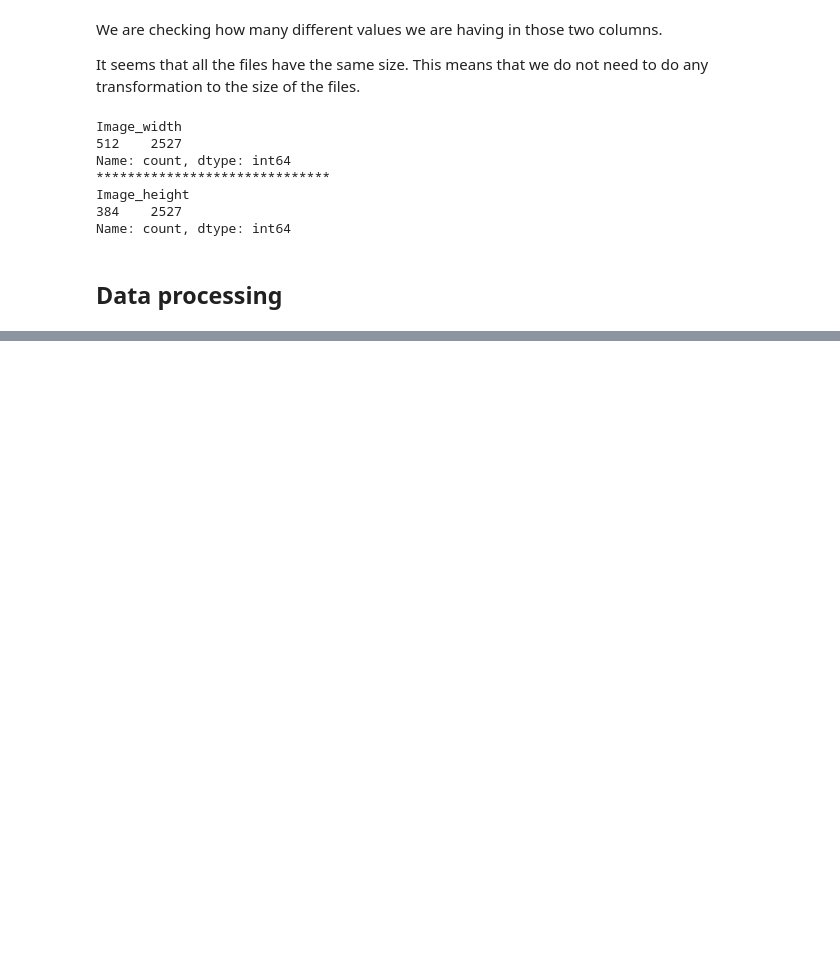
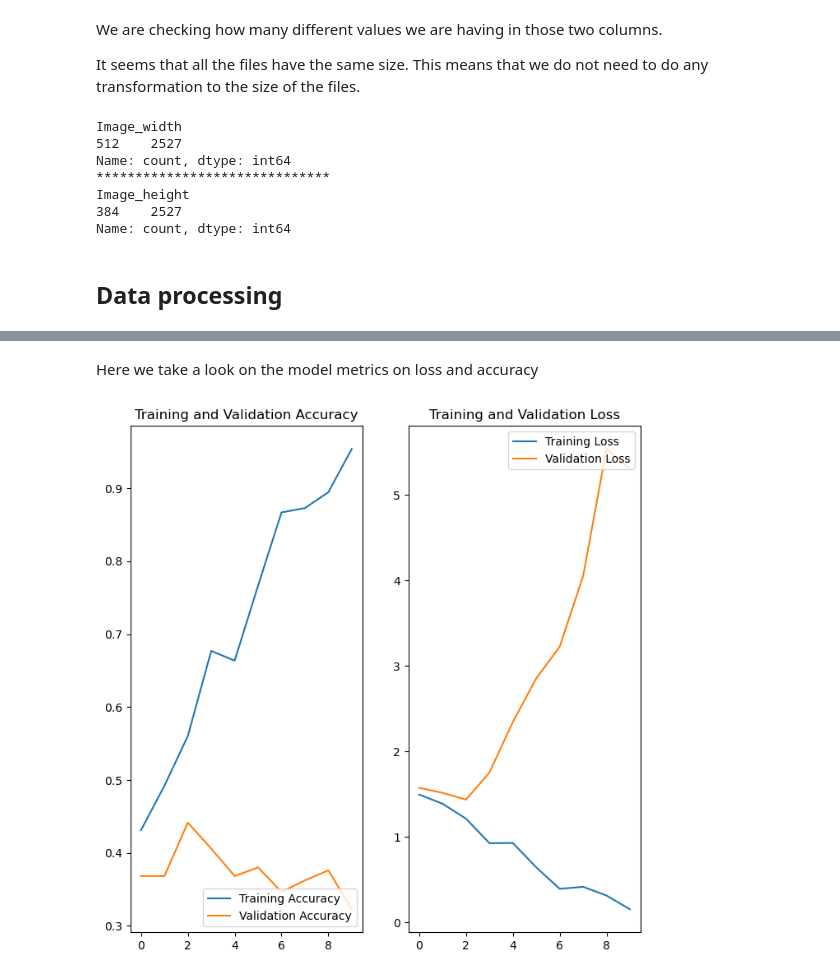
Before and after one commit to AndreiDebreceni/ai-garbage-image-classification, a Jupyter notebook: garbage-image-classification.ipynb, the cells around one changed output, grey strips where cells are left out. Saved outputs shown, nothing was run; the diff lists cells and outputs as text; code cells hidden in the pictures; blank space fills up the shorter version.

```diff
--- a/garbage-image-classification.ipynb
+++ b/garbage-image-classification.ipynb
@@ -174,0 +302,5 @@ KeyboardInterrupt:
+# %%
+# Compile the model
+model.compile(optimizer=Adam(learning_rate=0.001),
+              loss=SparseCategoricalCrossentropy(),
+              metrics=['accuracy'])
@@ -174,0 +309,8 @@ KeyboardInterrupt:
+# %%
+class myCallback(tf.keras.callbacks.Callback):
+    def on_epoch_end(self, epoch, logs={}):
+        if(logs.get('accuracy')>0.90):
+            print("\nReached 90% accuracy so cancelling training!")
+            self.model.stop_training = True
+
+callbacks = myCallback()
@@ -174,0 +319,3 @@ KeyboardInterrupt:
+# %%
+epochs = 10
+history = model.fit(normalized_train_dataset, validation_data = normalized_val_dataset, epochs=epochs, callbacks=[callbacks])
@@ -174,0 +340,26 @@ KeyboardInterrupt:
+# %% [markdown]
+Here we take a look on the model metrics on loss and accuracy
+# %%
+acc = history.history['accuracy']
+val_acc = history.history['val_accuracy']
+
+loss = history.history['loss']
+val_loss = history.history['val_loss']
+
+epochs_range = range(epochs)
+
+plt.figure(figsize=(8, 8))
+plt.subplot(1, 2, 1)
+plt.plot(epochs_range, acc, label='Training Accuracy')
+plt.plot(epochs_range, val_acc, label='Validation Accuracy')
+plt.legend(loc='lower right')
+plt.title('Training and Validation Accuracy')
+
+plt.subplot(1, 2, 2)
+plt.plot(epochs_range, loss, label='Training Loss')
+plt.plot(epochs_range, val_loss, label='Validation Loss')
+plt.legend(loc='upper right')
+plt.title('Training and Validation Loss')
+plt.show()
+# %% [output]
+[figure, added]
```
Also changed, not shown: parts of 29 cells of this notebook, 1 other file.
